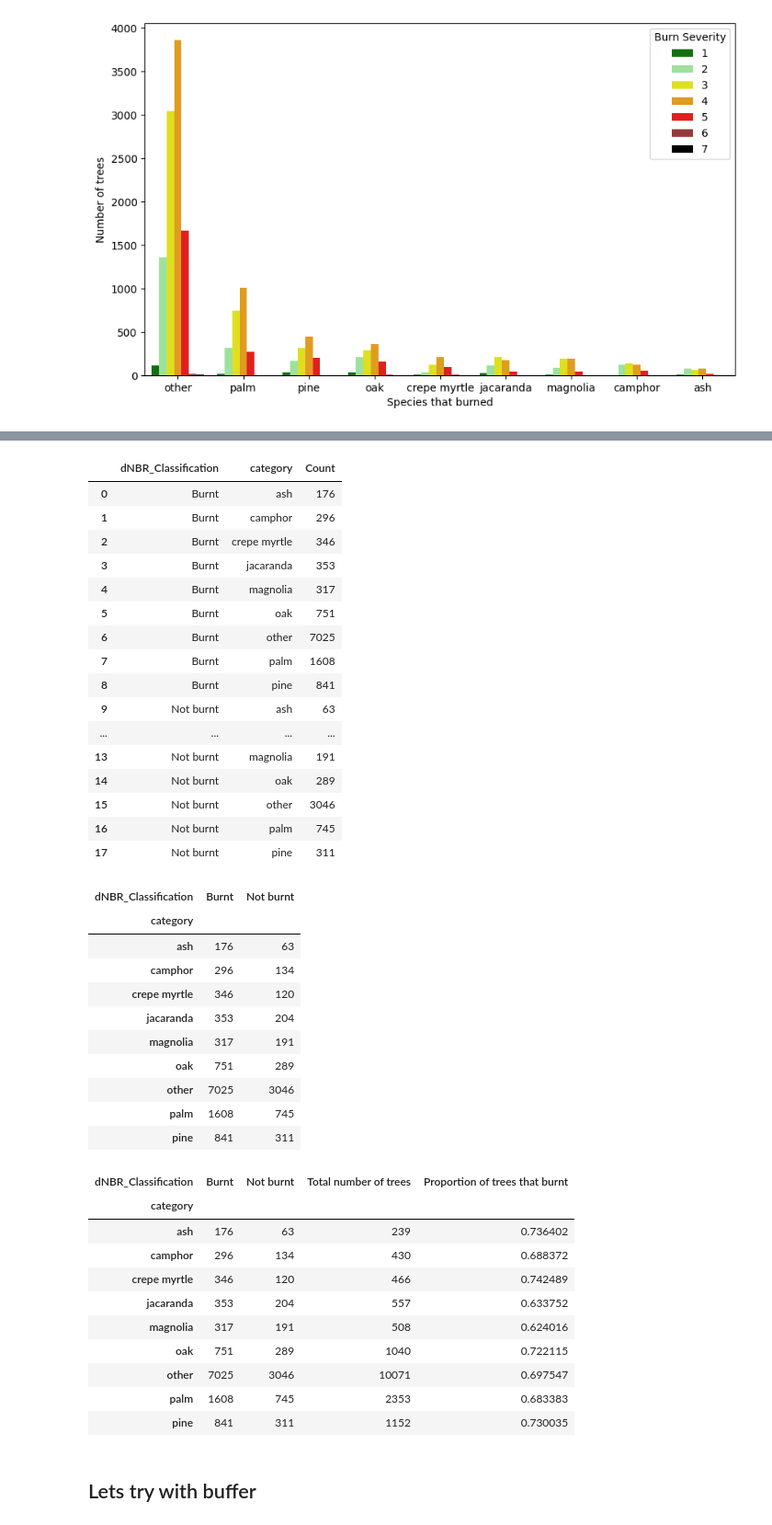
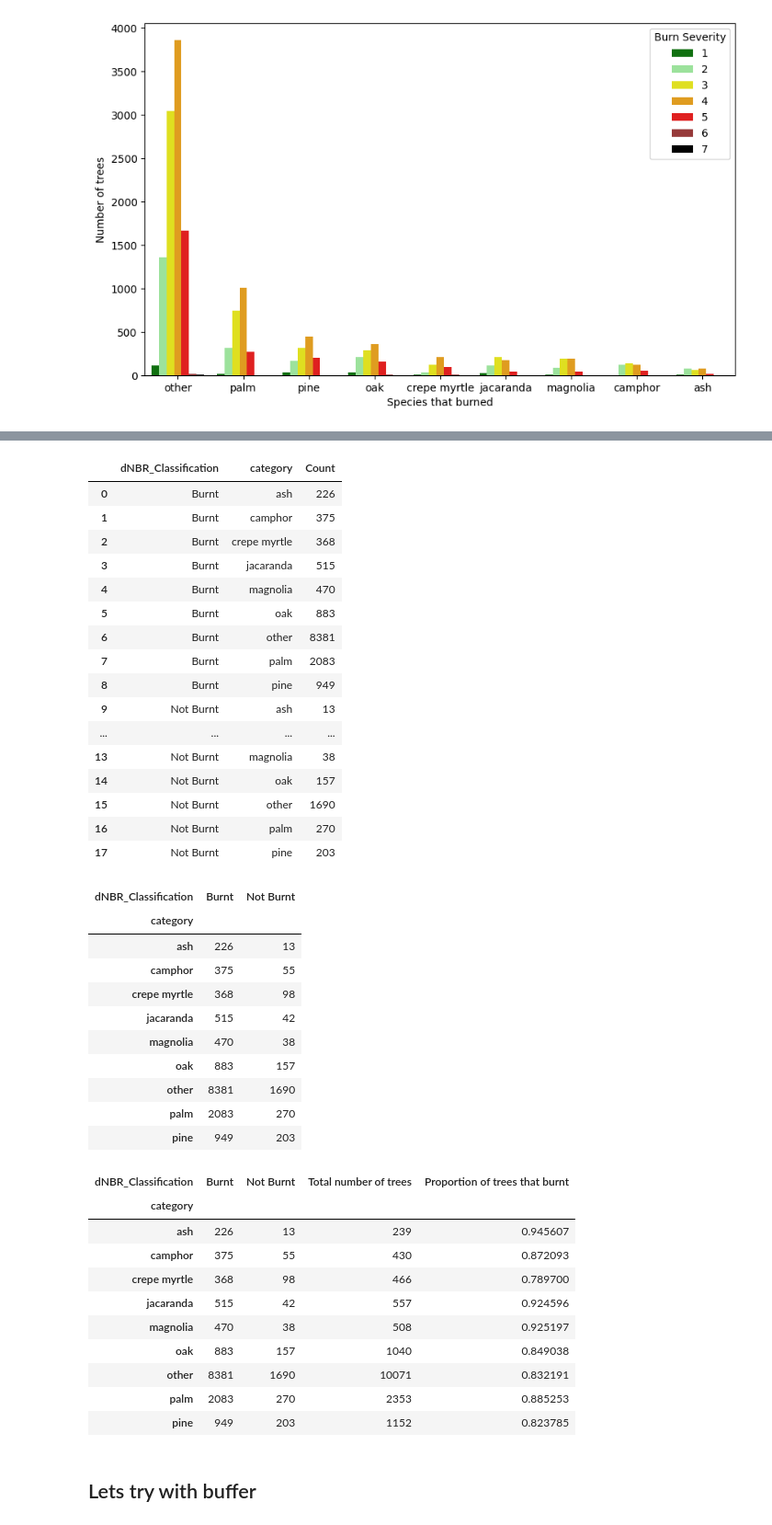
Before and after one commit to ankshah131/localsolve-open, a Jupyter notebook: wildfires/la_wildfires/LATrees_withburn.ipynb, the cells around one changed output, grey strips where cells are left out. Shown at 92% size. Cells and saved outputs as stored; diff of their text form; code cells hidden in the pictures.

```diff
--- a/wildfires/la_wildfires/LATrees_withburn.ipynb
+++ b/wildfires/la_wildfires/LATrees_withburn.ipynb
@@ -198,11 +227,11 @@ burn = []
 
 for index, row in trees_withburn.iterrows():
   if row['sum'] == 0:
-    burn.append("N/A")
-  elif row['sum'] == 1 | row['sum'] == 2| row['sum'] == 3:
-    burn.append('Not burnt')
+    burn.append('N/A')
+  elif row['sum'] == 1 or row['sum'] == 2 or row['sum'] == 3 or row['sum'] == 4:
+    burn.append('Burnt')
   else:
-    burn.append('Burnt')
+    burn.append('Not Burnt')
 
 trees_withburn['dNBR_Classification'] = burn
 # %%
@@ -215,54 +244,54 @@ proportion_burn = trees_withburn.groupby(['dNBR_Classification','category'])['sp
 proportion_burn
 # %% [output]
 |  | dNBR_Classification | category | Count |
-| 0 | Burnt | ash | 176 |
-| 1 | Burnt | camphor | 296 |
-| 2 | Burnt | crepe myrtle | 346 |
-| 3 | Burnt | jacaranda | 353 |
-| 4 | Burnt | magnolia | 317 |
-| 5 | Burnt | oak | 751 |
-| 6 | Burnt | other | 7025 |
-| 7 | Burnt | palm | 1608 |
-| 8 | Burnt | pine | 841 |
-| 9 | Not burnt | ash | 63 |
+| 0 | Burnt | ash | 226 |
+| 1 | Burnt | camphor | 375 |
+| 2 | Burnt | crepe myrtle | 368 |
+| 3 | Burnt | jacaranda | 515 |
+| 4 | Burnt | magnolia | 470 |
+| 5 | Burnt | oak | 883 |
+| 6 | Burnt | other | 8381 |
+| 7 | Burnt | palm | 2083 |
+| 8 | Burnt | pine | 949 |
+| 9 | Not Burnt | ash | 13 |
 | ... | ... | ... | ... |
-| 13 | Not burnt | magnolia | 191 |
-| 14 | Not burnt | oak | 289 |
-| 15 | Not burnt | other | 3046 |
-| 16 | Not burnt | palm | 745 |
-| 17 | Not burnt | pine | 311 |
+| 13 | Not Burnt | magnolia | 38 |
+| 14 | Not Burnt | oak | 157 |
+| 15 | Not Burnt | other | 1690 |
+| 16 | Not Burnt | palm | 270 |
+| 17 | Not Burnt | pine | 203 |
 # %%
 df_wide = proportion_burn.pivot(index='category', columns='dNBR_Classification', values='Count')
 
 df_wide
 # %% [output]
-| dNBR_Classification | Burnt | Not burnt |
+| dNBR_Classification | Burnt | Not Burnt |
 | category |  |  |
-| ash | 176 | 63 |
-| camphor | 296 | 134 |
-| crepe myrtle | 346 | 120 |
-| jacaranda | 353 | 204 |
-| magnolia | 317 | 191 |
-| oak | 751 | 289 |
-| other | 7025 | 3046 |
-| palm | 1608 | 745 |
-| pine | 841 | 311 |
+| ash | 226 | 13 |
+| camphor | 375 | 55 |
+| crepe myrtle | 368 | 98 |
+| jacaranda | 515 | 42 |
+| magnolia | 470 | 38 |
+| oak | 883 | 157 |
+| other | 8381 | 1690 |
+| palm | 2083 | 270 |
+| pine | 949 | 203 |
 # %%
-df_wide['Total number of trees'] = df_wide['Burnt'] + df_wide['Not burnt']
+df_wide['Total number of trees'] = df_wide['Burnt'] + df_wide['Not Burnt']
 df_wide['Proportion of trees that burnt'] = df_wide['Burnt'] / df_wide['Total number of trees']
 df_wide
 # %% [output]
-| dNBR_Classification | Burnt | Not burnt | Total number of trees | Proportion of trees that burnt |
+| dNBR_Classification | Burnt | Not Burnt | Total number of trees | Proportion of trees that burnt |
 | category |  |  |  |  |
-| ash | 176 | 63 | 239 | 0.736402 |
-| camphor | 296 | 134 | 430 | 0.688372 |
-| crepe myrtle | 346 | 120 | 466 | 0.742489 |
-| jacaranda | 353 | 204 | 557 | 0.633752 |
-| magnolia | 317 | 191 | 508 | 0.624016 |
-| oak | 751 | 289 | 1040 | 0.722115 |
-| other | 7025 | 3046 | 10071 | 0.697547 |
-| palm | 1608 | 745 | 2353 | 0.683383 |
-| pine | 841 | 311 | 1152 | 0.730035 |
+| ash | 226 | 13 | 239 | 0.945607 |
+| camphor | 375 | 55 | 430 | 0.872093 |
+| crepe myrtle | 368 | 98 | 466 | 0.789700 |
+| jacaranda | 515 | 42 | 557 | 0.924596 |
+| magnolia | 470 | 38 | 508 | 0.925197 |
+| oak | 883 | 157 | 1040 | 0.849038 |
+| other | 8381 | 1690 | 10071 | 0.832191 |
+| palm | 2083 | 270 | 2353 | 0.885253 |
+| pine | 949 | 203 | 1152 | 0.823785 |
 # %% [markdown]
 ## Lets try with buffer
 # %%
```
Also changed, not shown: parts of 10 cells of this notebook.
